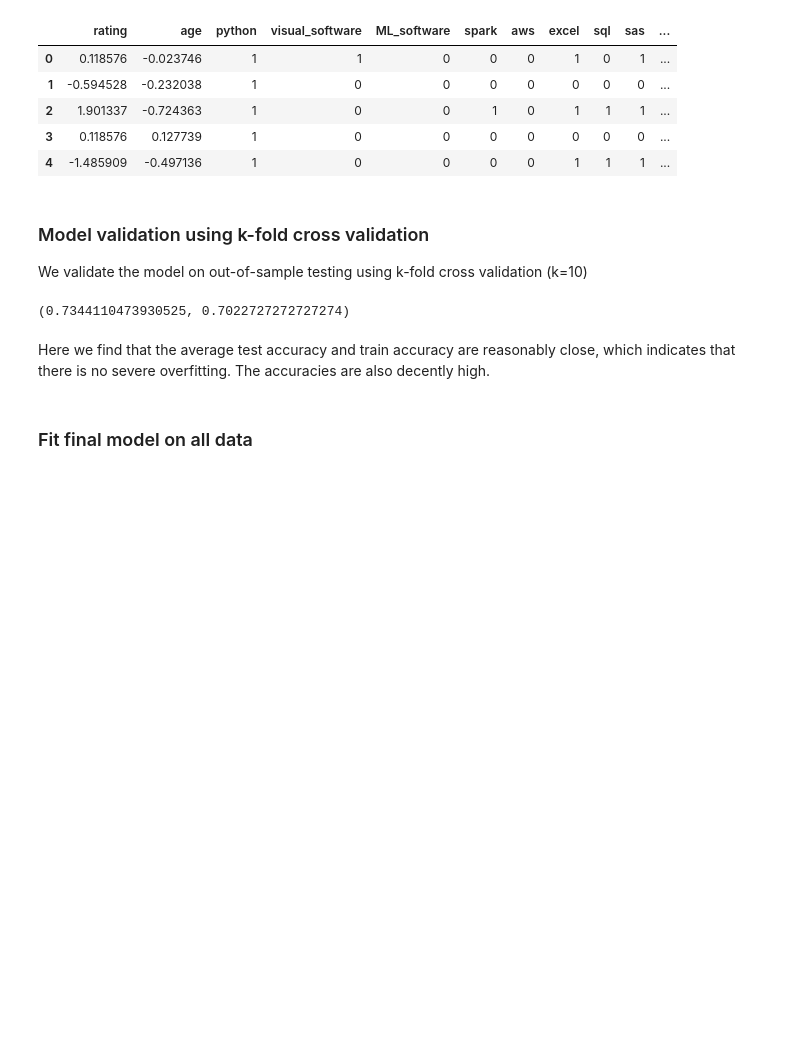
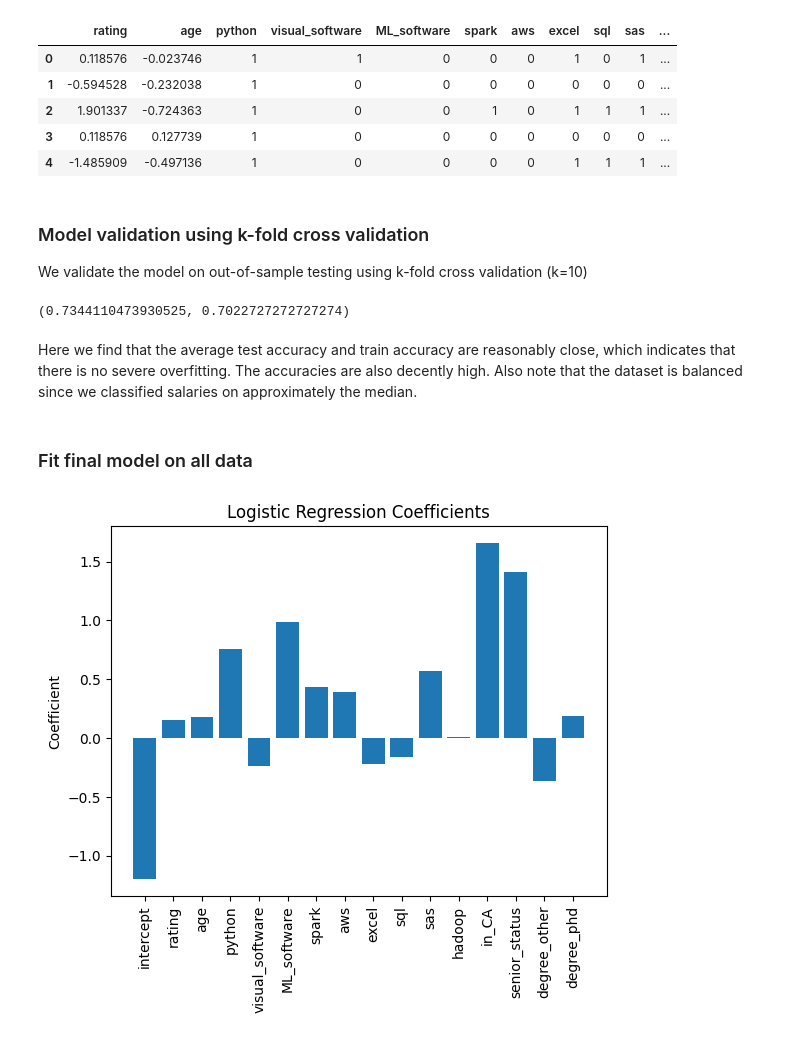
Before and after one commit to jttsai99/data_science_salary, a Jupyter notebook: logistic_regression.ipynb, the cells around one changed output. Saved outputs shown, nothing was run; the diff lists cells and outputs as text; code cells hidden in the pictures; blank space fills up the shorter version.

Commit message:
Rough draft template, LG coeffs
Plotted logistic regression coefficients.
Added template for report draft.

```diff
--- a/logistic_regression.ipynb
+++ b/logistic_regression.ipynb
@@ -93,7 +93,7 @@ sum(train_score)/len(train_score), sum(test_score)/len(test_score)
 (0.7344110473930525, 0.7022727272727274)
 # %% [markdown]
 Here we find that the average test accuracy and train accuracy are reasonably close, which indicates that there is no severe overfitting.
-The accuracies are also decently high.
+The accuracies are also decently high. Also note that the dataset is balanced since we classified salaries on approximately the median.
 # %% [markdown]
 ### Fit final model on all data
 # %%
@@ -109,3 +109,16 @@ model_final.score(X, y)
 # coefficients
 intercept = model.intercept_
 coefficients = model.coef_
+coeff_all = np.concatenate((intercept, coefficients[0]))
+# %%
+x_labels = X.columns.values
+x_labels = np.concatenate((np.array(['intercept']), x_labels))
+
+fig, ax = plt.subplots()
+ax.bar(x=np.arange(len(coeff_all)), height=coeff_all)
+ax.set_xticks(np.arange(len(x_labels)), labels=x_labels, rotation=90)
+ax.set_title('Logistic Regression Coefficients')
+ax.set_ylabel('Coefficient')
+plt.savefig('figures/logistic_regression_coeffs.png', dpi=300)
+# %% [output]
+[figure, added]
```
Also changed, not shown: 2 other files.
